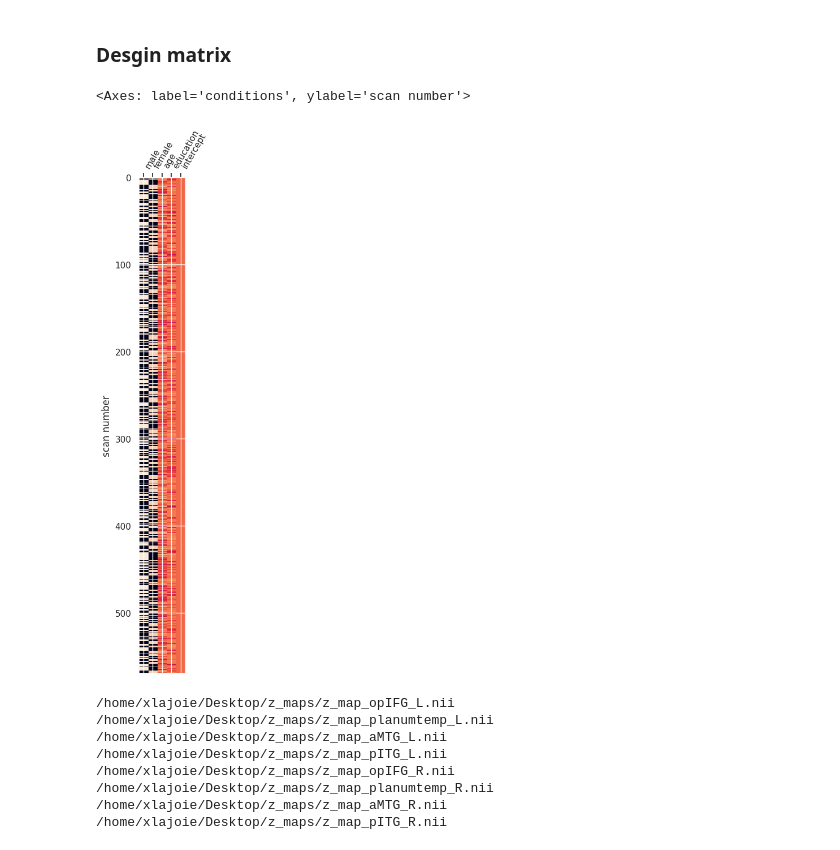
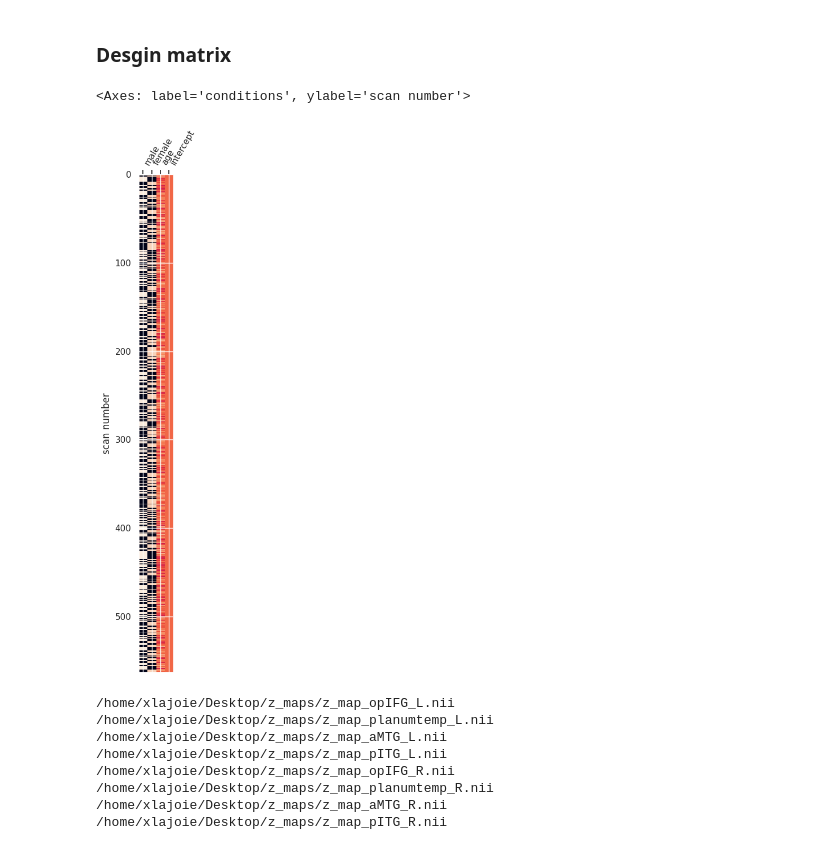
Before and after one commit to Xanthylajoie/sex_diff, a Jupyter notebook: paper2.ipynb, the cells around one changed output. Saved outputs shown, nothing was run; the diff lists cells and outputs as text; code cells hidden in the pictures.

```diff
--- a/paper2.ipynb
+++ b/paper2.ipynb
@@ -44,38 +44,38 @@ from pathlib import Path
 import warnings
 warnings.filterwarnings('ignore')
 # %%
-Final_df = pd.read_csv("/home/xlajoie/Desktop/Final_HCP_database.csv")
+Final_df = pd.read_csv("/data/brambati/dataset/HCP/derivatives/training_sex_diff/Final_HCP_database.csv")
 # %% [markdown]
 ### Desgin matrix
 # %%
 female_contrast = []
 male_contrast = []
 
 for i in range(0,len(Final_df["Gender"])):
     if Final_df["Gender"][i] == 0:
         male_contrast.append(1)
         female_contrast.append(0)
 
     elif Final_df["Gender"][i] == 1:
         male_contrast.append(0)
         female_contrast.append(1)
 
 
 diff_sex = pd.DataFrame(
     {"subject_label" : Final_df["subject_label"],
      "male" : male_contrast,
      "female" : female_contrast,
      "age" : Final_df["Age_in_Yrs"],
-     "education" : Final_df["SSAGA_Educ"]
+     #"education" : Final_df["SSAGA_Educ"] # Final_HCP_database serait selon celui sur brambati ou xanthy's Desktop
     }
 )
 
 
 design_matrix_sex = glm.second_level.make_second_level_design_matrix(Final_df["subject_label"], diff_sex)
 plotting.plot_design_matrix(design_matrix_sex)
 # %% [output]
 <Axes: label='conditions', ylabel='scan number'>
-[figure, old version]
+[figure, new version]
 # %%
 models_sex = []
 gray_masker = datasets.load_mni152_gm_mask()
```
Also changed, not shown: parts of 1 cell of this notebook.
